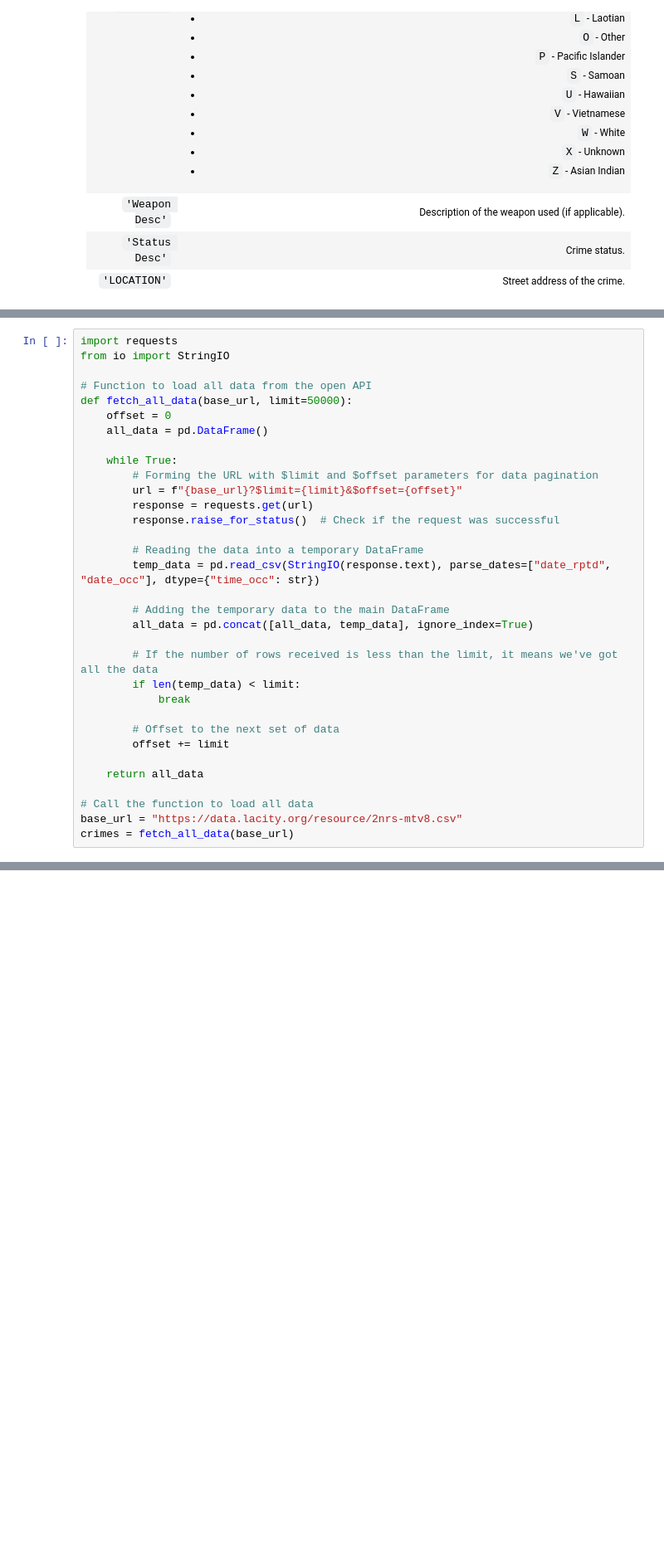
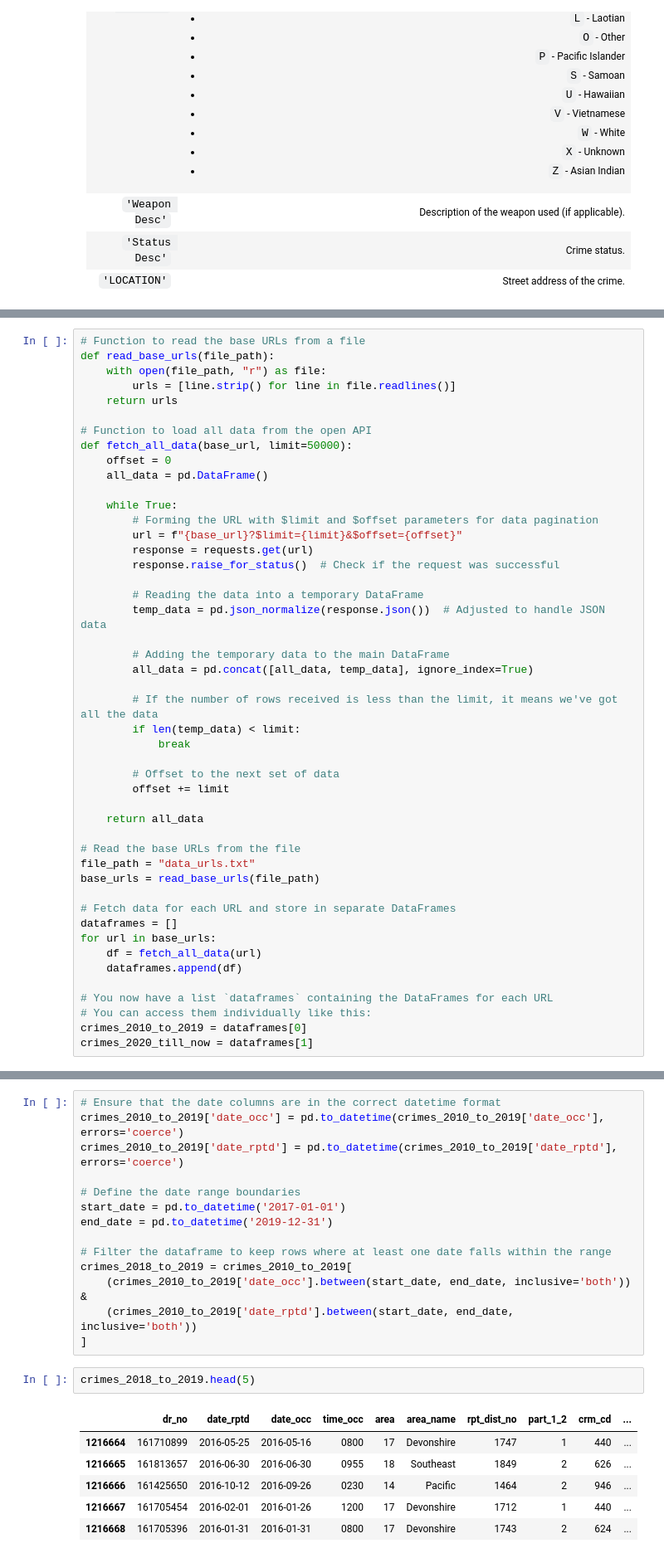
Before and after one commit to TereshchenkoKyrylo/Los-Angeles-Crimes-Analysis, a Jupyter notebook: notebook.ipynb, the cells around one changed output, grey strips where cells are left out. Shown at 83% size. Drawn from its saved outputs; the diff is of its cells as text; blank space fills up the shorter version.

```diff
--- a/notebook.ipynb
+++ b/notebook.ipynb
@@ -46,6 +47,9 @@ from datetime import timedelta
 # %%
-import requests
-from io import StringIO
+# Function to read the base URLs from a file
+def read_base_urls(file_path):
+    with open(file_path, "r") as file:
+        urls = [line.strip() for line in file.readlines()]
+    return urls
 
 # Function to load all data from the open API
 def fetch_all_data(base_url, limit=50000):
@@ -59,7 +63,7 @@ def fetch_all_data(base_url, limit=50000):
         response.raise_for_status()  # Check if the request was successful
 
         # Reading the data into a temporary DataFrame
-        temp_data = pd.read_csv(StringIO(response.text), parse_dates=["date_rptd", "date_occ"], dtype={"time_occ": str})
+        temp_data = pd.json_normalize(response.json())  # Adjusted to handle JSON data
 
         # Adding the temporary data to the main DataFrame
         all_data = pd.concat([all_data, temp_data], ignore_index=True)
@@ -73,6 +77,17 @@ def fetch_all_data(base_url, limit=50000):
 
     return all_data
 
-# Call the function to load all data
-base_url = "https://data.lacity.org/resource/2nrs-mtv8.csv"
-crimes = fetch_all_data(base_url)
+# Read the base URLs from the file
+file_path = "data_urls.txt"
+base_urls = read_base_urls(file_path)
+
+# Fetch data for each URL and store in separate DataFrames
+dataframes = []
+for url in base_urls:
+    df = fetch_all_data(url)
+    dataframes.append(df)
+
+# You now have a list `dataframes` containing the DataFrames for each URL
+# You can access them individually like this:
+crimes_2010_to_2019 = dataframes[0]
+crimes_2020_till_now = dataframes[1]
@@ -150,0 +94,23 @@ dr_no, date_rptd, date_occ, time_occ, area, area_name, rpt_dist_no, part_1_2, cr
+# %%
+# Ensure that the date columns are in the correct datetime format
+crimes_2010_to_2019['date_occ'] = pd.to_datetime(crimes_2010_to_2019['date_occ'], errors='coerce')
+crimes_2010_to_2019['date_rptd'] = pd.to_datetime(crimes_2010_to_2019['date_rptd'], errors='coerce')
+
+# Define the date range boundaries
+start_date = pd.to_datetime('2017-01-01')
+end_date = pd.to_datetime('2019-12-31')
+
+# Filter the dataframe to keep rows where at least one date falls within the range
+crimes_2018_to_2019 = crimes_2010_to_2019[
+    (crimes_2010_to_2019['date_occ'].between(start_date, end_date, inclusive='both')) &
+    (crimes_2010_to_2019['date_rptd'].between(start_date, end_date, inclusive='both'))
+]
+# %%
+crimes_2018_to_2019.head(5)
+# %% [output]
+|  | dr_no | date_rptd | date_occ | time_occ | area | area_name | rpt_dist_no | part_1_2 | crm_cd | ... |
+| 1216664 | 161710899 | 2016-05-25 | 2016-05-16 | 0800 | 17 | Devonshire | 1747 | 1 | 440 | ... |
+| 1216665 | 161813657 | 2016-06-30 | 2016-06-30 | 0955 | 18 | Southeast | 1849 | 2 | 626 | ... |
+| 1216666 | 161425650 | 2016-10-12 | 2016-09-26 | 0230 | 14 | Pacific | 1464 | 2 | 946 | ... |
+| 1216667 | 161705454 | 2016-02-01 | 2016-01-26 | 1200 | 17 | Devonshire | 1712 | 1 | 440 | ... |
+| 1216668 | 161705396 | 2016-01-31 | 2016-01-31 | 0800 | 17 | Devonshire | 1743 | 2 | 624 | ... |
```
Also changed, not shown: parts of 17 cells of this notebook, 1 other file.
